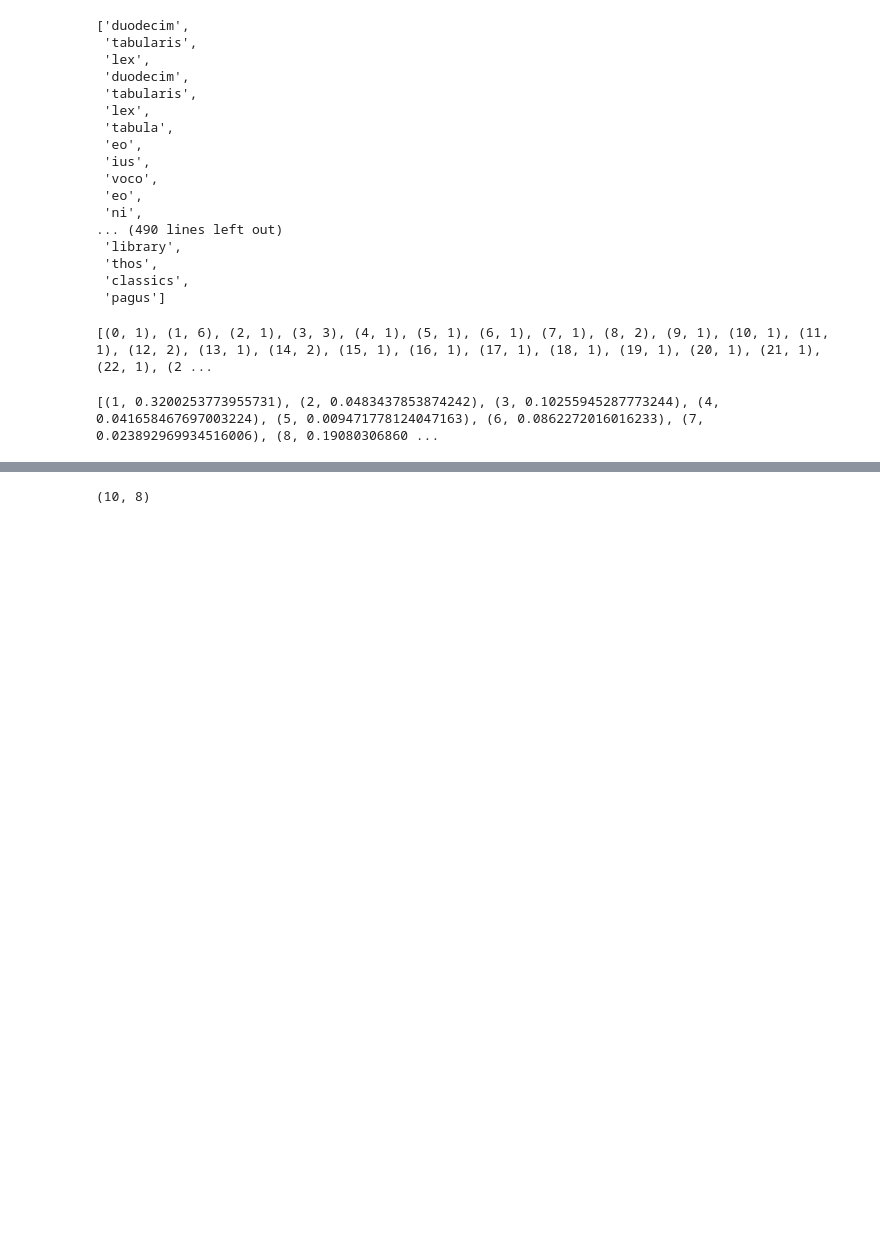
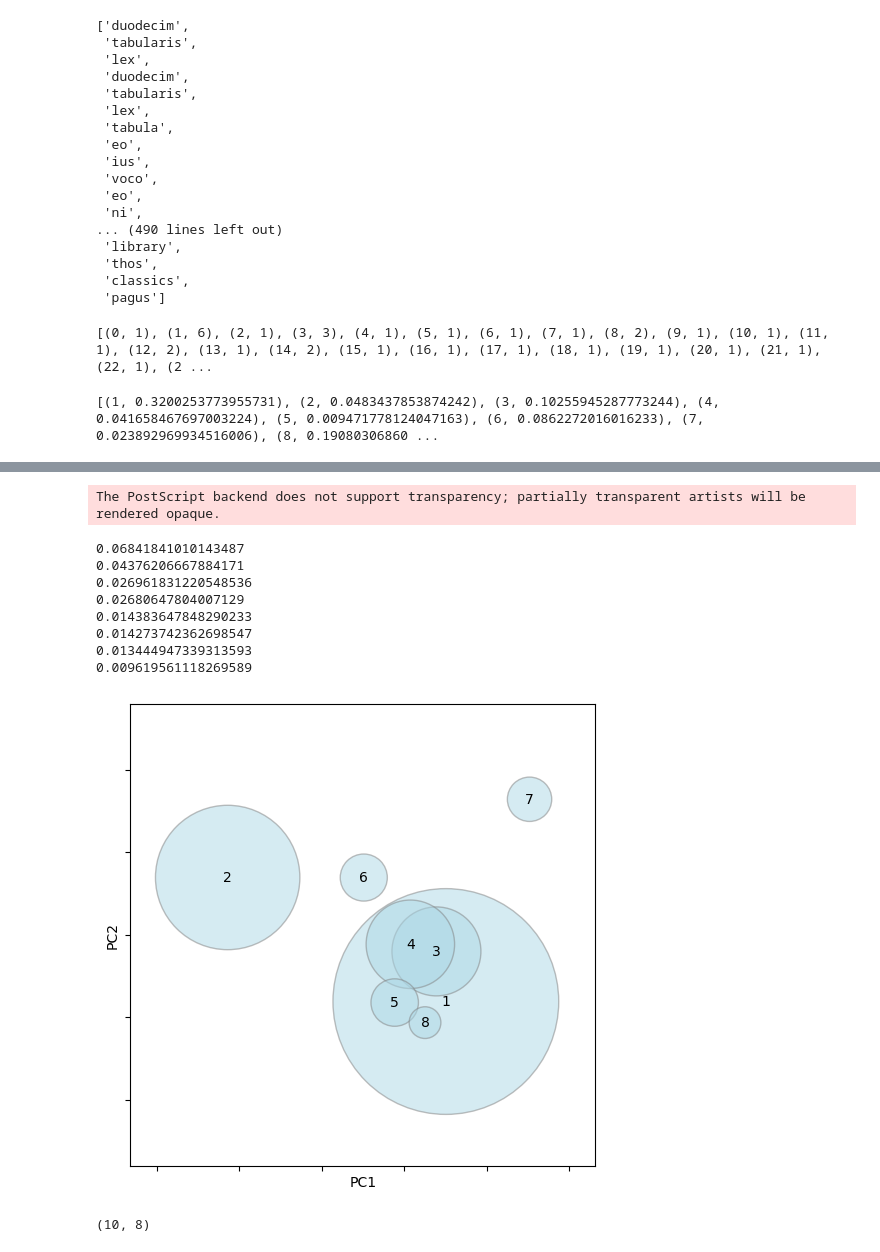
Before and after one commit to michaelpginn/latin-dynamic-topic-modeling, a Jupyter notebook: LDA.ipynb, the cells around one changed output, grey strips where cells are left out. Cells and saved outputs as stored; diff of their text form; code cells hidden in the pictures; blank space fills up the shorter version.

```diff
--- a/LDA.ipynb
+++ b/LDA.ipynb
@@ -232,3 +243,63 @@ pyLDAvis.display(vis_dtm)
+# %%
+import json
+import math
+import matplotlib.pyplot as plt
+
+# Convert image to json so we can create an svg
+with open('./results/LDA/lda.json', 'r') as myfile:
+    data=myfile.read()
+
+json_data = json.loads(data)
+
+
+plt.figure(figsize=(6,6))
+
+x_data = json_data['mdsDat']['x']
+y_data = json_data['mdsDat']['y']
+freq_data = json_data['mdsDat']['Freq']
+
+x_min, x_max = min(x_data), max(x_data)
+y_min, y_max = min(y_data), max(y_data)
+x_range = x_max - x_min
+y_range = y_max - y_min
+
+plt.axis([-0.17, 0.12, -0.14, 0.14])
+plt.axis("equal")
+
+plt.tick_params(axis='x', which='both', bottom=True, top=False, labelbottom=False)
+plt.tick_params(axis='y', which='both', left=True, right=False, labelleft=False)
+plt.xlabel('PC1')
+plt.ylabel('PC2')
+
+
+# Depending on the number of topics, you may need to tweak the paremeters (e.g. the size of circles be Freq/100 or Freq/200, etc)
+
+for i in range(len(json_data['mdsDat']['x'])):
+    radius = math.log(freq_data[i] * 3) / 80
+    circle = plt.Circle((x_data[i], y_data[i]), radius=radius, edgecolor='grey',
+                        facecolor='lightblue',
+                        alpha=0.5)
+    plt.gca().add_artist(circle)
+    print(radius)
+
+    plt.text(x_data[i], y_data[i], str(i + 1), ha='center', va='center')  # label topics
+
+
+plt.savefig("lda_intertopic.eps", format = 'eps', bbox_inches='tight')
+
+
+plt.show()
+# %% [output]
+The PostScript backend does not support transparency; partially transparent artists will be rendered opaque.
+0.06841841010143487
+0.04376206667884171
+0.026961831220548536
+0.02680647804007129
+0.014383647848290233
+0.014273742362698547
+0.013444947339313593
+0.009619561118269589
+[figure, added]
 # %%
 import numpy as np
 
```
Also changed, not shown: parts of 16 cells of this notebook, 19 other files.
